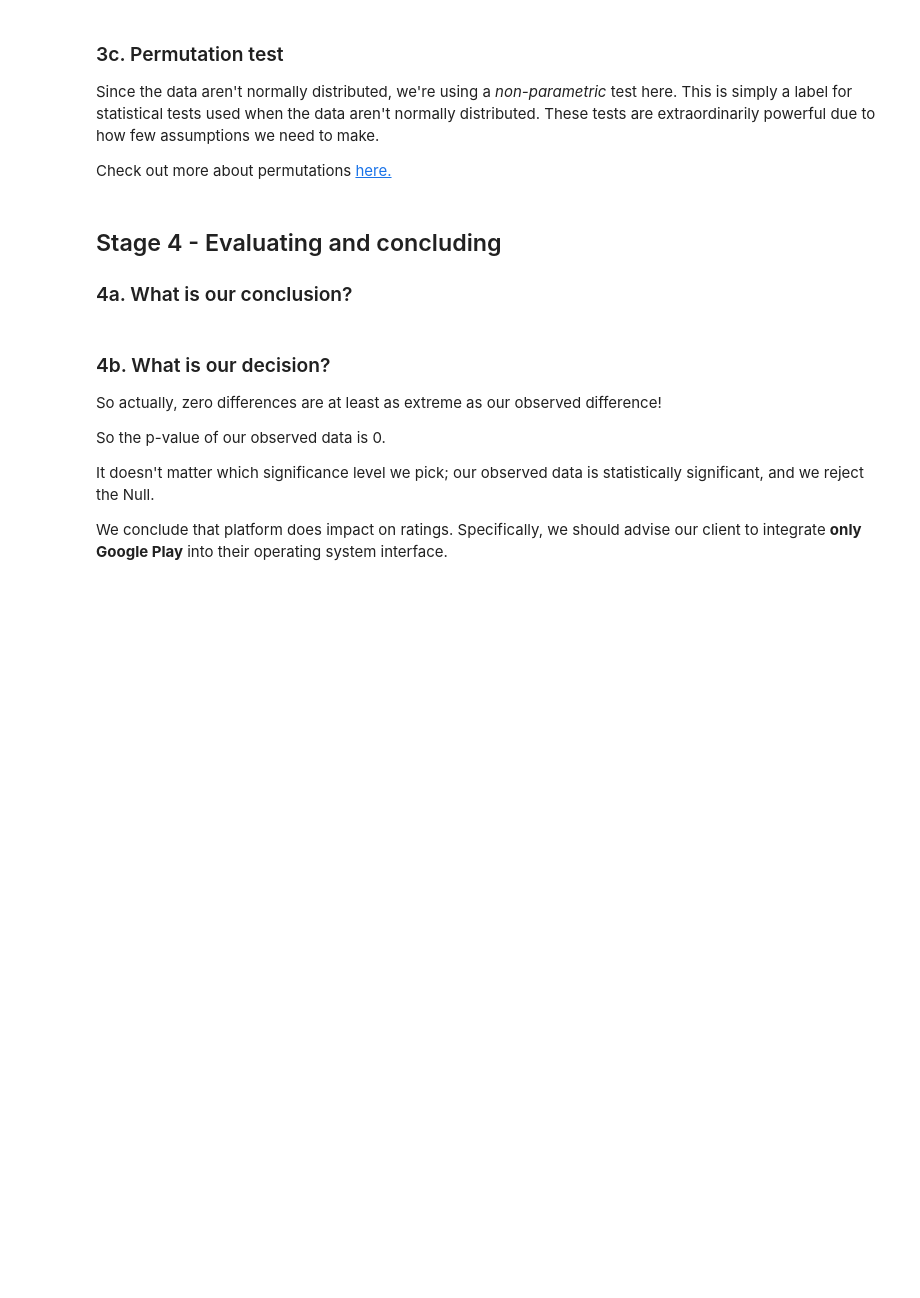
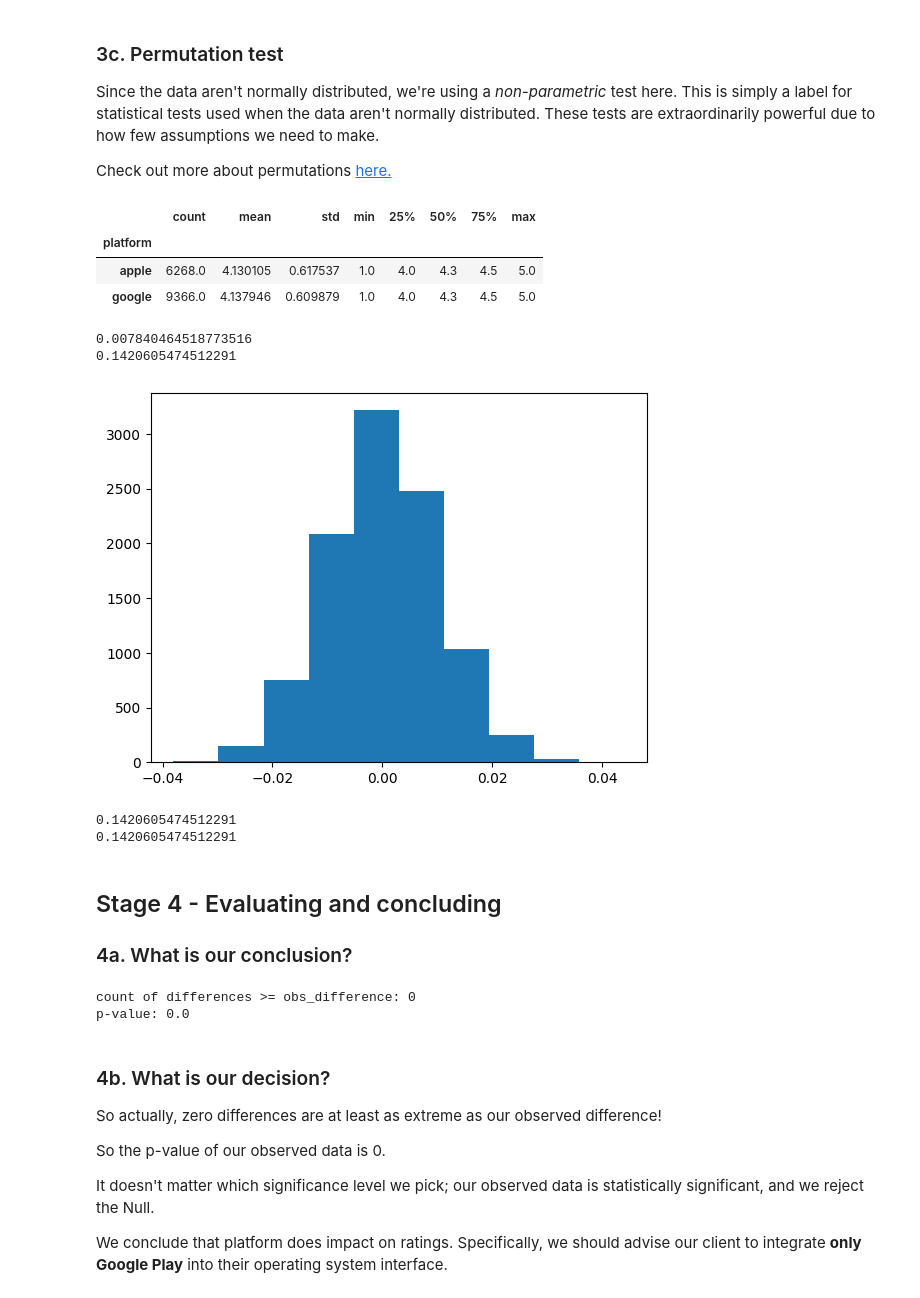
Before and after one commit to amschiltz/springboard_projects, a Jupyter notebook: Case_Study_Integrating_Apps/Springboard Apps project - Tier 3 - Complete.ipynb, the cells around one changed output. Cells and saved outputs as stored; diff of their text form; code cells hidden in the pictures; blank space fills up the shorter version.

```diff
--- a/Case_Study_Integrating_Apps/Springboard Apps project - Tier 3 - Complete.ipynb
+++ b/Case_Study_Integrating_Apps/Springboard Apps project - Tier 3 - Complete.ipynb
@@ -343,7 +514,11 @@ Check out more about permutations [here.](http://rasbt.github.io/mlxtend/user_gu
 # %%
 # Create a column called `Permutation1`, and assign to it the result of permuting (shuffling) the Rating column
 # This assignment will use our numpy object's random.permutation() method
-_ _ _
-
+df['Permutation1'] = np.random.permutation(df['Rating'])
 # Call the describe() method on our permutation grouped by 'platform'.
-_ _ _
+df.groupby('platform')['Permutation1'].describe()
+# %% [output]
+|  | count | mean | std | min | 25% | 50% | 75% | max |
+| platform |  |  |  |  |  |  |  |  |
+| apple | 6268.0 | 4.130105 | 0.617537 | 1.0 | 4.0 | 4.3 | 4.5 | 5.0 |
+| google | 9366.0 | 4.137946 | 0.609879 | 1.0 | 4.0 | 4.3 | 4.5 | 5.0 |
@@ -353,3 +525,13 @@ _ _ _
+# %%
+# Lets compare with the previous analytical summary:
+diff_mean_perm1 = df[df['platform'] == 'google']['Permutation1'].mean() - df[df['platform'] == 'apple']['Permutation1'].mean()
+print(diff_mean_perm1)
+
+diff_mean_observed = df[df['platform'] == 'google']['Rating'].mean() - df[df['platform'] == 'apple']['Rating'].mean()
+print(diff_mean_observed)
+# %% [output]
+0.007840464518773516
+0.1420605474512291
 # %%
 # The difference in the means for Permutation1 (0.001103) now looks hugely different to our observed difference of 0.14206.
 # It's sure starting to look like our observed difference is significant, and that the Null is false; platform does impact on ratings
@@ -357,24 +539,31 @@ _ _ _
 # Let's create a vector with the differences - that will be the distibution of the Null.
 
 # First, make a list called difference.
-_ _ _
-
+difference = []
 # Now make a for loop that does the following 10,000 times:
 # 1. makes a permutation of the 'Rating' as you did above
 # 2. calculates the difference in the mean rating for apple and the mean rating for google.
-_ _ _
+for i in range(10000):
+    permutation = np.random.permutation(df['Rating'])
+    mean_apple = permutation[df['platform'] == 'apple'].mean()
+    mean_google = permutation[df['platform'] == 'google'].mean()
+    difference.append(mean_google - mean_apple)
 # %%
 # Make a variable called 'histo', and assign to it the result of plotting a histogram of the difference list.
-_ _ _
+histo = plt.hist(difference)
+# %% [output]
+[figure, added]
 # %%
 # Now make a variable called obs_difference, and assign it the result of the mean of our 'apple' variable and the mean of our 'google variable'
-_ _ _
-
+obs_difference = google.mean() - apple.mean()
+print(obs_difference)
 # Make this difference absolute with the built-in abs() function.
-_ _ _
-
+obs_difference = abs(obs_difference)
 # Print out this value; it should be 0.1420605474512291.
-_ _ _
+print(obs_difference)
+# %% [output]
+0.1420605474512291
+0.1420605474512291
 # %% [markdown]
 ## Stage 4 -  Evaluating and concluding
 ### 4a. What is our conclusion?
@@ -388,7 +577,12 @@ As a result, we're going to count how many of the differences in our difference
 
 If less than or equal to 5% of them are, then we will reject the Null.
 '''
-_ _ _
+print('count of differences >= obs_difference:', np.sum(np.abs(difference) >= obs_difference))
+p = np.sum(np.abs(difference) >= obs_difference)/len(difference)
+print('p-value:', p)
+# %% [output]
+count of differences >= obs_difference: 0
+p-value: 0.0
 # %% [markdown]
 ### 4b. What is our decision?
 So actually, zero differences are at least as extreme as our observed difference!
```
Also changed, not shown: parts of 30 cells of this notebook.
